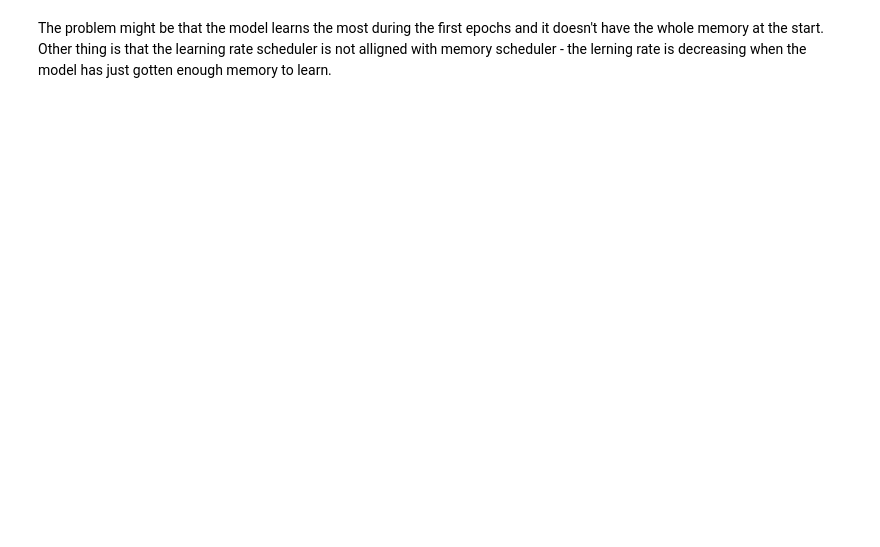
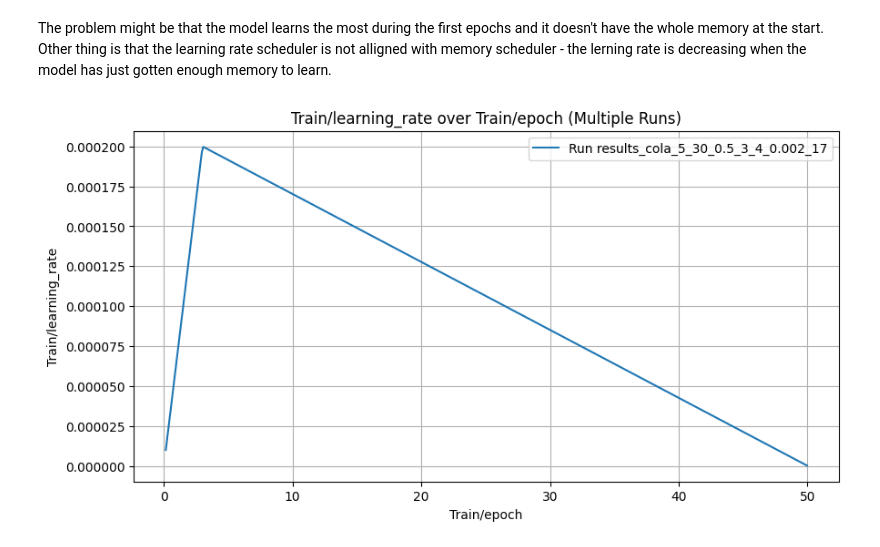
Before and after one commit to mallahova/loraxs, a Jupyter notebook: tasks/adaptive_rank_allocation/memory/initial_smaller_memory/report.ipynb, the cells around one changed output. Drawn from its saved outputs; the diff is of its cells as text; code cells hidden in the pictures; blank space fills up the shorter version.

```diff
--- a/tasks/adaptive_rank_allocation/memory/initial_smaller_memory/report.ipynb
+++ b/tasks/adaptive_rank_allocation/memory/initial_smaller_memory/report.ipynb
@@ -14,3 +15,3 @@ import plotly.express as px
 # %%
-INTERACTIVE_CHARTS=True
+INTERACTIVE_CHARTS=False
 # %%
@@ -328,7 +329,7 @@ def display_project_stats(project:str, entity:str, starts_with="", epoch_start=0
 # %% [markdown]
 <!-- ### Uniform initialization (r=20 for every parameter matrix), grid search over learning rates and rank ranges, only 1 run for each learning rate -->
 # %%
-def fetch_and_plot_wandb_runs(entity, project, metric="loss", x_axis="step", interactive=False, num_runs=None):
+def fetch_and_plot_wandb_runs(entity, project, metric="loss", x_axis="step", interactive=False, num_runs=5, date_before=None, date_after=None):
     """
     Fetches completed runs from a WandB project and plots the specified metric.
 
@@ -340,11 +341,20 @@ def fetch_and_plot_wandb_runs(entity, project, metric="loss", x_axis="step", int
     :param num_runs: int, optional, number of runs to fetch (default: all runs)
     """
     api = wandb.Api()
-    runs = api.runs(f"{entity}/{project}")
-
-    # Limit the number of runs if specified
-    if num_runs:
-        runs = runs[:num_runs]
+    api_runs = api.runs(f"{entity}/{project}")
+    runs=[]
+    for run in api_runs:
+        if num_runs<=0: break
+        created_at = datetime.strptime(run.created_at.rstrip('Z'), "%Y-%m-%dT%H:%M:%S")
+        if date_after and created_at < date_after:
+            continue
+                    # Skip runs created before the specified date
+        # Skip runs created after the specified date
+        if date_before and created_at > date_before:
+            continue
+        if run.state == "finished":
+            runs.append(run)
+            num_runs-=1
 
     # Collect run data
     data = []
@@ -403,12 +416,15 @@ The problem might be that the model learns the most during the first epochs and
 # %%
 fetch_and_plot_wandb_runs(
     entity="mallahova",
     project="adalora_memory_to_double_memory_3_5",
     metric="train/learning_rate",
     x_axis="train/epoch",
     interactive=INTERACTIVE_CHARTS,
-    num_runs=1
+    num_runs=1,
+    date_before=date_before
 )
+# %% [output]
+[figure, added]
 # %%
 fetch_and_plot_wandb_runs(
     entity="mallahova",
```
Also changed, not shown: parts of 12 cells of this notebook, 10 other files.
